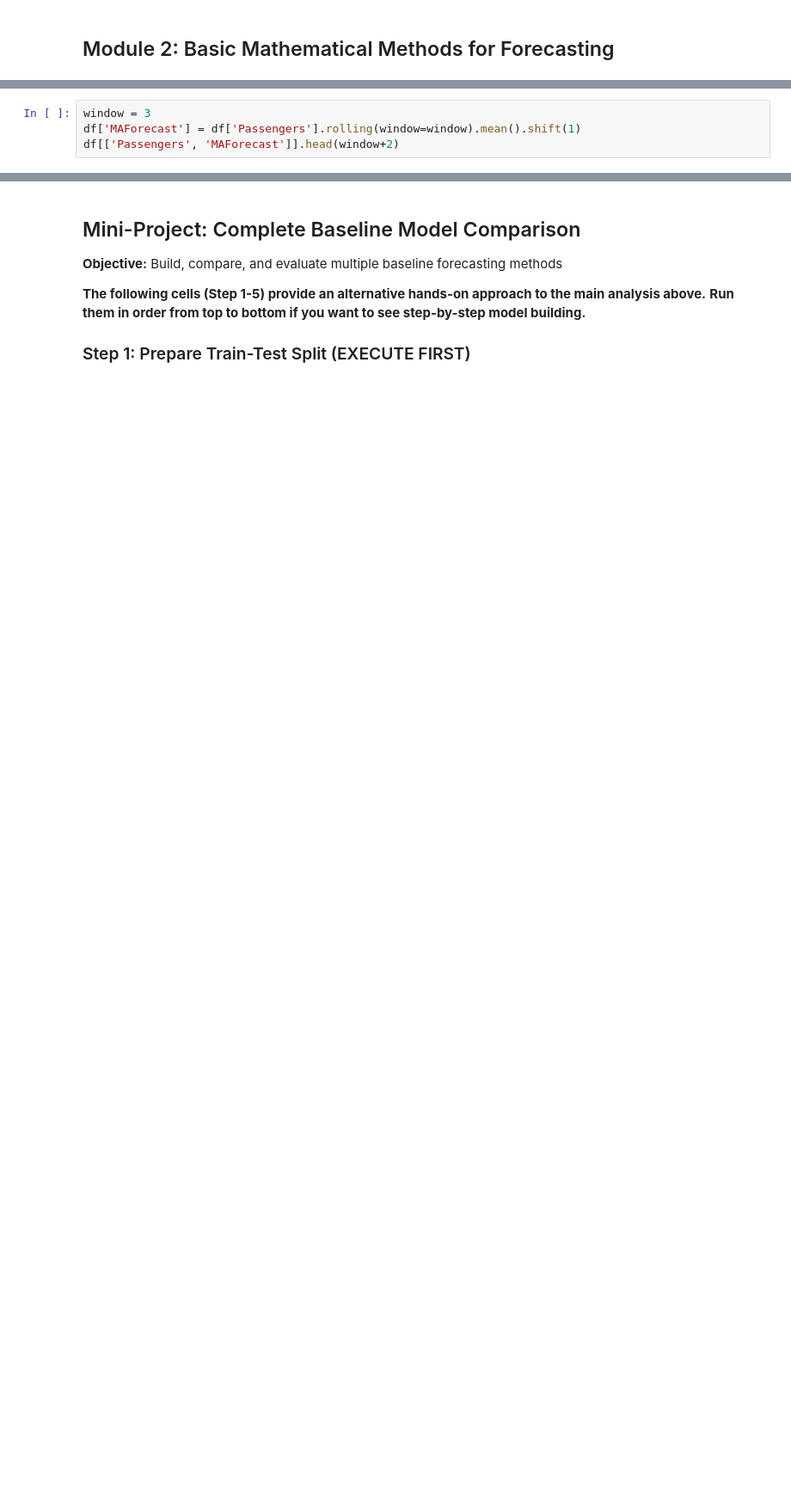
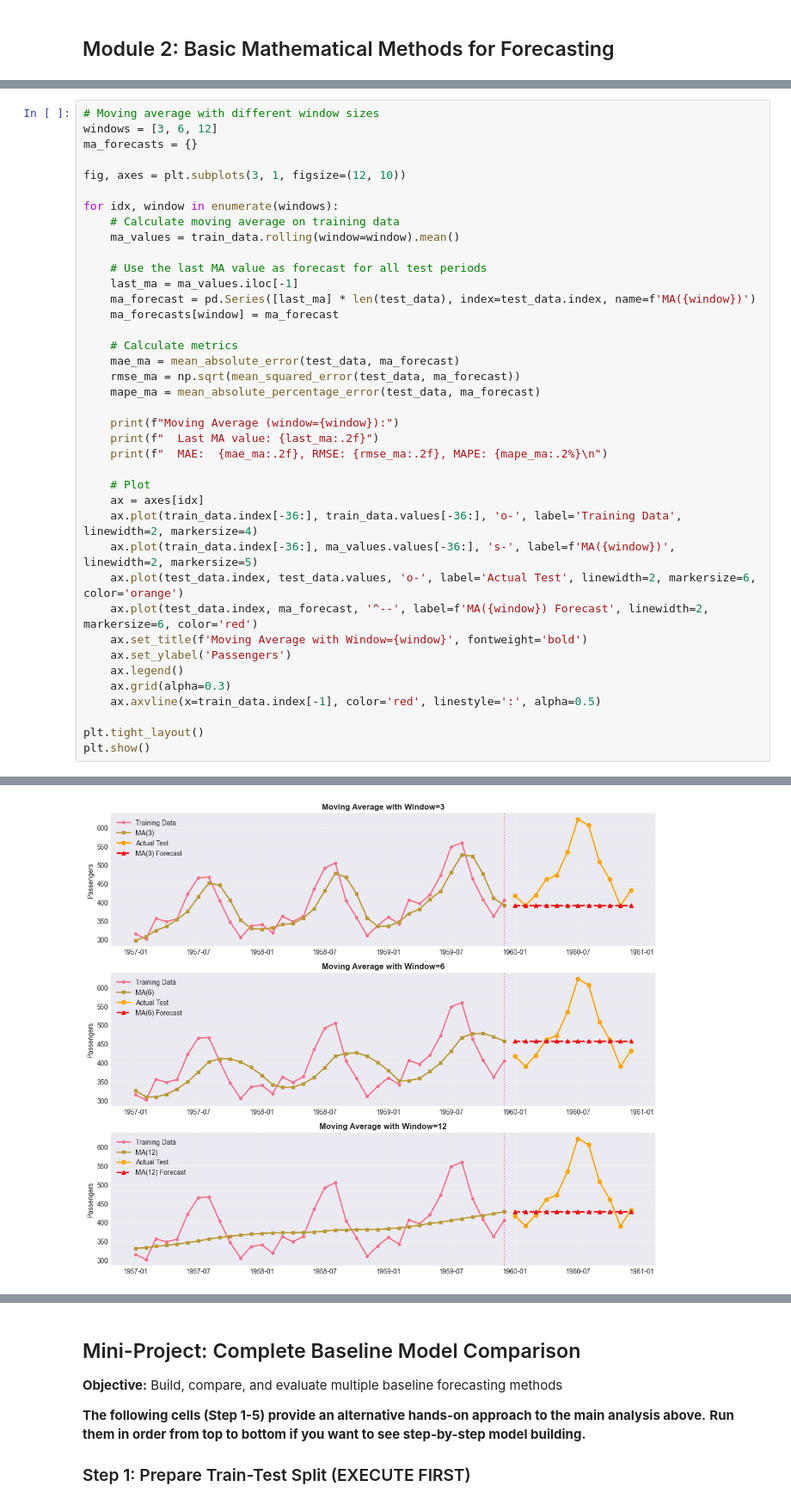
Before and after one commit to bhanujahuja/forecasting_training, a Jupyter notebook: code/module-2-basic-mathematical-methods.ipynb, the cells around one changed output, grey strips where cells are left out. Shown at 86% size. Cells and saved outputs as stored; diff of their text form; blank space fills up the shorter version.

```diff
--- a/code/module-2-basic-mathematical-methods.ipynb
+++ b/code/module-2-basic-mathematical-methods.ipynb
@@ -70,4 +24,0 @@ df[['Passengers', 'SeasonalNaiveForecast']].head(season_length+2)
-# %%
-window = 3
-df['MAForecast'] = df['Passengers'].rolling(window=window).mean().shift(1)
-df[['Passengers', 'MAForecast']].head(window+2)
@@ -566,0 +298,40 @@ Test period: 115 to 143
+# %%
+# Moving average with different window sizes
+windows = [3, 6, 12]
+ma_forecasts = {}
+
+fig, axes = plt.subplots(3, 1, figsize=(12, 10))
+
+for idx, window in enumerate(windows):
+    # Calculate moving average on training data
+    ma_values = train_data.rolling(window=window).mean()
+
+    # Use the last MA value as forecast for all test periods
+    last_ma = ma_values.iloc[-1]
+    ma_forecast = pd.Series([last_ma] * len(test_data), index=test_data.index, name=f'MA({window})')
+    ma_forecasts[window] = ma_forecast
+
+    # Calculate metrics
+    mae_ma = mean_absolute_error(test_data, ma_forecast)
+    rmse_ma = np.sqrt(mean_squared_error(test_data, ma_forecast))
+    mape_ma = mean_absolute_percentage_error(test_data, ma_forecast)
+
+    print(f"Moving Average (window={window}):")
+    print(f"  Last MA value: {last_ma:.2f}")
+    print(f"  MAE:  {mae_ma:.2f}, RMSE: {rmse_ma:.2f}, MAPE: {mape_ma:.2%}\n")
+
+    # Plot
+    ax = axes[idx]
+    ax.plot(train_data.index[-36:], train_data.values[-36:], 'o-', label='Training Data', linewidth=2, markersize=4)
+    ax.plot(train_data.index[-36:], ma_values.values[-36:], 's-', label=f'MA({window})', linewidth=2, markersize=5)
+    ax.plot(test_data.index, test_data.values, 'o-', label='Actual Test', linewidth=2, markersize=6, color='orange')
+    ax.plot(test_data.index, ma_forecast, '^--', label=f'MA({window}) Forecast', linewidth=2, markersize=6, color='red')
+    ax.set_title(f'Moving Average with Window={window}', fontweight='bold')
+    ax.set_ylabel('Passengers')
+    ax.legend()
+    ax.grid(alpha=0.3)
+    ax.axvline(x=train_data.index[-1], color='red', linestyle=':', alpha=0.5)
+
+plt.tight_layout()
+plt.show()
+# %% [output]
@@ -566,0 +349 @@ Test period: 115 to 143
+[figure, added]
```
Also changed, not shown: parts of 54 cells of this notebook, 8 other files.
